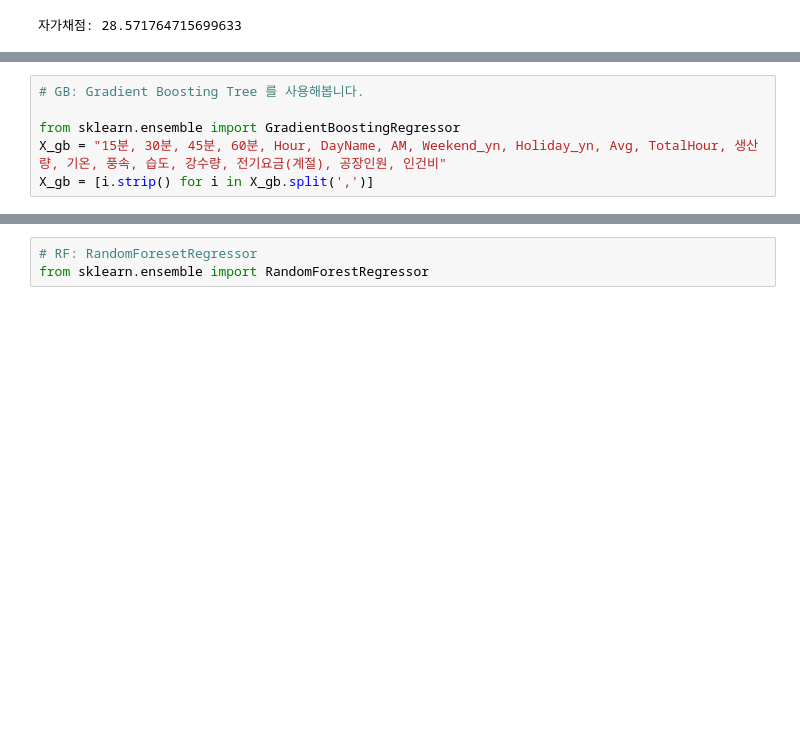
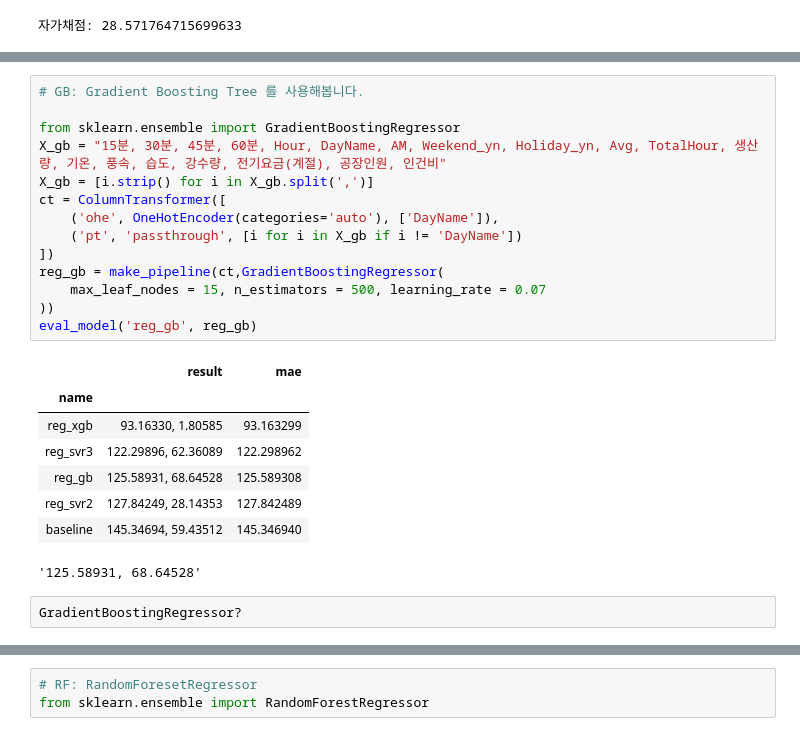
Before and after one commit to sunkusun9/DS_lv3_2507_2, a Jupyter notebook: sec_ds_lv3_prob3_kaggle.ipynb, the cells around one changed output, grey strips where cells are left out. Saved outputs shown, nothing was run; the diff lists cells and outputs as text; blank space fills up the shorter version.

```diff
--- a/sec_ds_lv3_prob3_kaggle.ipynb
+++ b/sec_ds_lv3_prob3_kaggle.ipynb
@@ -358,6 +417,25 @@ X_xgb = [i.strip() for i in X_xgb.split(',')]
 # %%
 # GB: Gradient Boosting Tree 를 사용해봅니다.
 
 from sklearn.ensemble import GradientBoostingRegressor
 X_gb = "15분, 30분, 45분, 60분, Hour, DayName, AM, Weekend_yn, Holiday_yn, Avg, TotalHour, 생산량, 기온, 풍속, 습도, 강수량, 전기요금(계절), 공장인원, 인건비"
 X_gb = [i.strip() for i in X_gb.split(',')]
+ct = ColumnTransformer([
+    ('ohe', OneHotEncoder(categories='auto'), ['DayName']),
+    ('pt', 'passthrough', [i for i in X_gb if i != 'DayName'])
+])
+reg_gb = make_pipeline(ct,GradientBoostingRegressor(
+    max_leaf_nodes = 15, n_estimators = 500, learning_rate = 0.07
+))
+eval_model('reg_gb', reg_gb)
+# %% [output]
+|  | result | mae |
+| name |  |  |
+| reg_xgb | 93.16330, 1.80585 | 93.163299 |
+| reg_svr3 | 122.29896, 62.36089 | 122.298962 |
+| reg_gb | 125.58931, 68.64528 | 125.589308 |
+| reg_svr2 | 127.84249, 28.14353 | 127.842489 |
+| baseline | 145.34694, 59.43512 | 145.346940 |
+'125.58931, 68.64528'
+# %%
+GradientBoostingRegressor?
```
Also changed, not shown: parts of 13 cells of this notebook.
